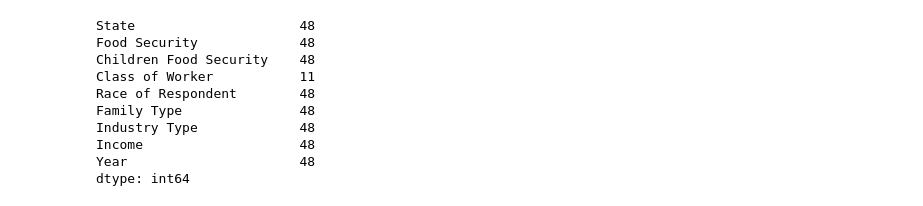
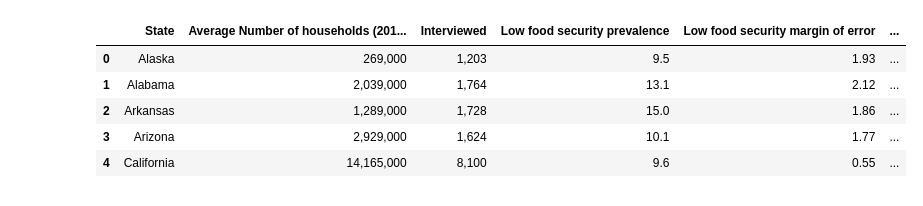
Before and after one commit to himalayahall/DATA608, a Jupyter notebook: Story 6/Story6.ipynb, the cells around one changed output. Cells and saved outputs as stored; diff of their text form; code cells hidden in the pictures.

```diff
--- a/Story 6/Story6.ipynb
+++ b/Story 6/Story6.ipynb
@@ -41,15 +127 @@ labels={
     }
-# %%
-#most_recent_df.iloc[1]['Race of Respondent']
-most_recent_df[most_recent_df['Race of Respondent'] == 'W-A-HP'].count()
-# %% [output]
-State                     48
-Food Security             48
-Children Food Security    48
-Class of Worker           11
-Race of Respondent        48
-Family Type               48
-Industry Type             48
-Income                    48
-Year                      48
-dtype: int64
@@ -142,0 +225,13 @@ fig.show()
+# %%
+# Data source: https://www.ers.usda.gov/topics/food-nutrition-assistance/food-security-in-the-u-s/key-statistics-graphics/#children
+state_food_sec_2021 = pd.read_csv('./data/household_state_food_security_2021.tsv', sep='\t', encoding='cp1252', index_col=False)
+state_food_sec_2021['State Abbrev'] = state_food_sec_2021['State']
+state_food_sec_2021['State'] = state_food_sec_2021['State Abbrev'].map(abbrev_to_us_state)
+state_food_sec_2021.head()
+# %% [output]
+|  | State | Average Number of households (201... | Interviewed | Low food security prevalence | Low food security margin of error | ... |
+| 0 | Alaska | 269,000 | 1,203 | 9.5 | 1.93 | ... |
+| 1 | Alabama | 2,039,000 | 1,764 | 13.1 | 2.12 | ... |
+| 2 | Arkansas | 1,289,000 | 1,728 | 15.0 | 1.86 | ... |
+| 3 | Arizona | 2,929,000 | 1,624 | 10.1 | 1.77 | ... |
+| 4 | California | 14,165,000 | 8,100 | 9.6 | 0.55 | ... |
```
Also changed, not shown: parts of 19 cells of this notebook, 3 other files.
